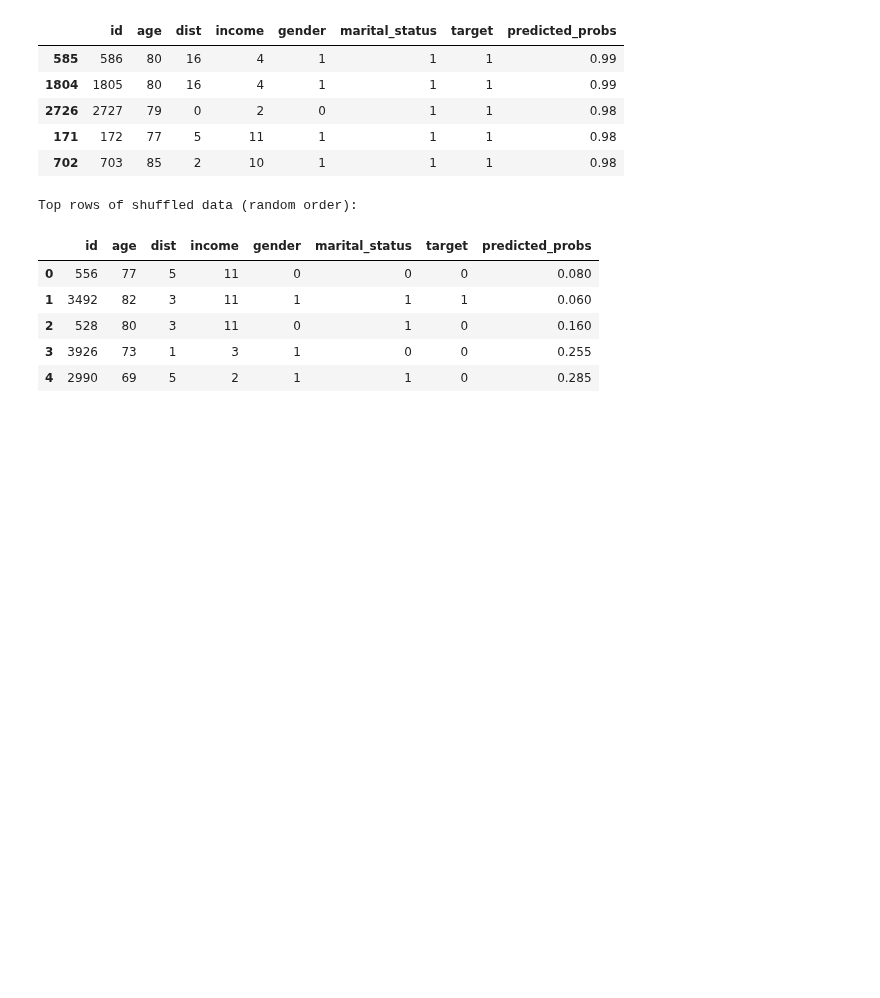
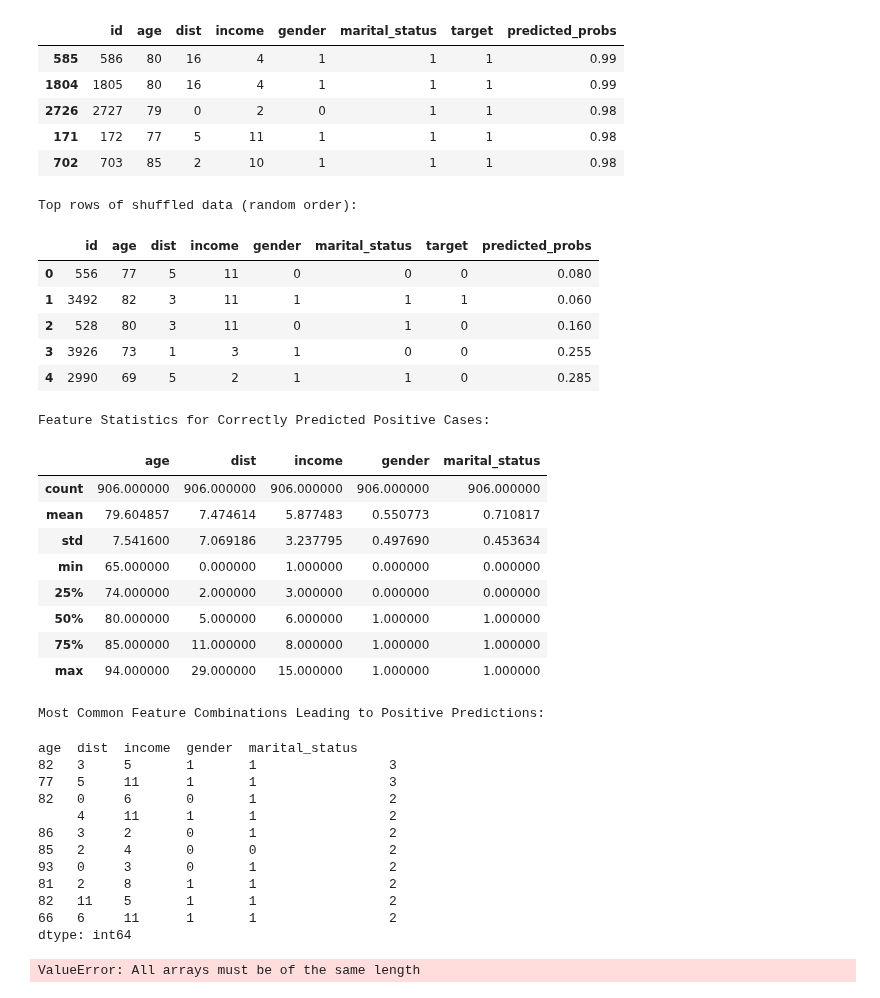
Before and after one commit to Jacob-J-Richards/DS_DA_Projects, a Jupyter notebook: Marketing_Prediction/Model_builds_comparison.ipynb, the cells around one changed output. Saved outputs shown, nothing was run; the diff lists cells and outputs as text; code cells hidden in the pictures; blank space fills up the shorter version.

```diff
--- a/Marketing_Prediction/Model_builds_comparison.ipynb
+++ b/Marketing_Prediction/Model_builds_comparison.ipynb
@@ -1146,3 +1098,77 @@ Top rows of shuffled data (random order):
 | 2 | 528 | 80 | 3 | 11 | 0 | 1 | 0 | 0.160 |
 | 3 | 3926 | 73 | 1 | 3 | 1 | 0 | 0 | 0.255 |
 | 4 | 2990 | 69 | 5 | 2 | 1 | 1 | 0 | 0.285 |
+# %%
+# Anomaly Detection Analysis to identify patterns for target=1 predictions
+
+# First, let's separate the successful predictions (target=1) that the model got right
+correct_positives = data_sorted[
+    (data_sorted['target'] == 1) &
+    (data_sorted['predicted_probs'] >= optimal_threshold)
+]
+
+# Calculate feature statistics for successful predictions
+positive_stats = correct_positives[['age', 'dist', 'income', 'gender', 'marital_status']].describe()
+print("\nFeature Statistics for Correctly Predicted Positive Cases:")
+display(positive_stats)
+
+# Identify the most common feature combinations leading to positive predictions
+print("\nMost Common Feature Combinations Leading to Positive Predictions:")
+feature_combinations = correct_positives.groupby(
+    ['age', 'dist', 'income', 'gender', 'marital_status']
+).size().sort_values(ascending=False).head(10)
+display(feature_combinations)
+
+# Analyze the distribution of features for high-probability predictions
+high_prob_threshold = np.percentile(data_sorted['predicted_probs'], 90)
+high_prob_cases = data_sorted[data_sorted['predicted_probs'] >= high_prob_threshold]
+
+# Create distribution plots for numerical features
+fig, axes = plt.subplots(2, 2, figsize=(15, 10))
+fig.suptitle('Feature Distributions for High-Probability Cases (Top 10%)')
+
+sns.histplot(data=high_prob_cases, x='age', ax=axes[0,0])
+sns.histplot(data=high_prob_cases, x='dist', ax=axes[0,1])
+sns.histplot(data=high_prob_cases, x='income', ax=axes[1,0])
+sns.histplot(data=high_prob_cases, x='marital_status', ax=axes[1,1])
+
+plt.tight_layout()
+plt.show()
+
+# Calculate correlation between features and predicted probabilities
+correlation_with_prob = data_sorted[['age', 'dist', 'income', 'gender', 'marital_status', 'predicted_probs']].corr()['predicted_probs'].sort_values(ascending=False)
+print("\nCorrelation between features and prediction probability:")
+display(correlation_with_prob)
+
+# Print feature importance directly from model
+print("\nFeature Importance from Random Forest Model:")
+for feature, importance in zip(X.columns[1:], rf_model.feature_importances_):
+    print(f"{feature}: {importance:.4f}")
+
+print("\nNote: Consider using SHAP values or tree interpreters for more detailed")
+print("decision path analysis and feature interaction insights.")
+# %% [output]
+Feature Statistics for Correctly Predicted Positive Cases:
+|  | age | dist | income | gender | marital_status |
+| count | 906.000000 | 906.000000 | 906.000000 | 906.000000 | 906.000000 |
+| mean | 79.604857 | 7.474614 | 5.877483 | 0.550773 | 0.710817 |
+| std | 7.541600 | 7.069186 | 3.237795 | 0.497690 | 0.453634 |
+| min | 65.000000 | 0.000000 | 1.000000 | 0.000000 | 0.000000 |
+| 25% | 74.000000 | 2.000000 | 3.000000 | 0.000000 | 0.000000 |
+| 50% | 80.000000 | 5.000000 | 6.000000 | 1.000000 | 1.000000 |
+| 75% | 85.000000 | 11.000000 | 8.000000 | 1.000000 | 1.000000 |
+| max | 94.000000 | 29.000000 | 15.000000 | 1.000000 | 1.000000 |
+Most Common Feature Combinations Leading to Positive Predictions:
+age  dist  income  gender  marital_status
+82   3     5       1       1                 3
+77   5     11      1       1                 3
+82   0     6       0       1                 2
+     4     11      1       1                 2
+86   3     2       0       1                 2
+85   2     4       0       0                 2
+93   0     3       0       1                 2
+81   2     8       1       1                 2
+82   11    5       1       1                 2
+66   6     11      1       1                 2
+dtype: int64
+ValueError: All arrays must be of the same length
```
Also changed, not shown: parts of 7 cells of this notebook.
